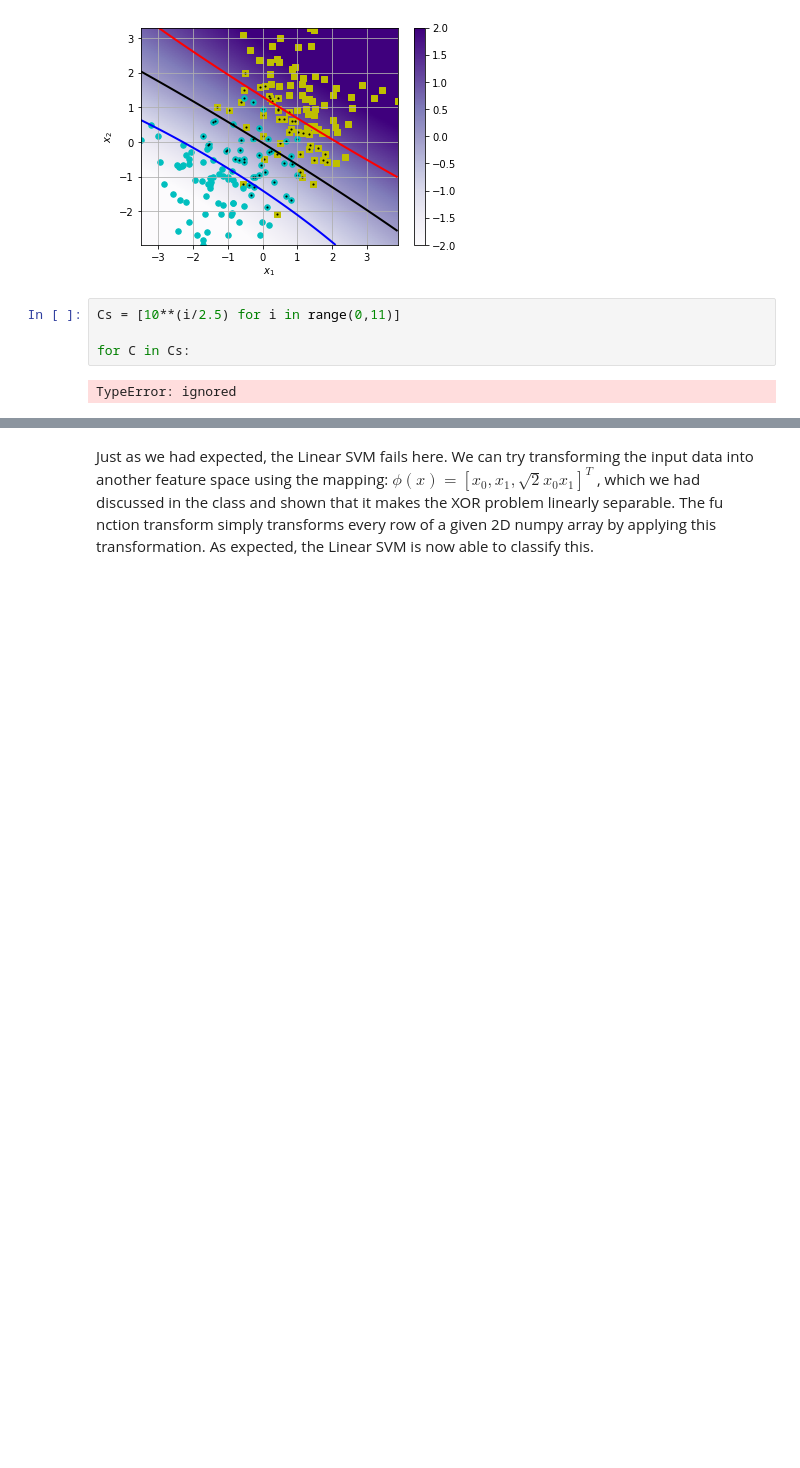
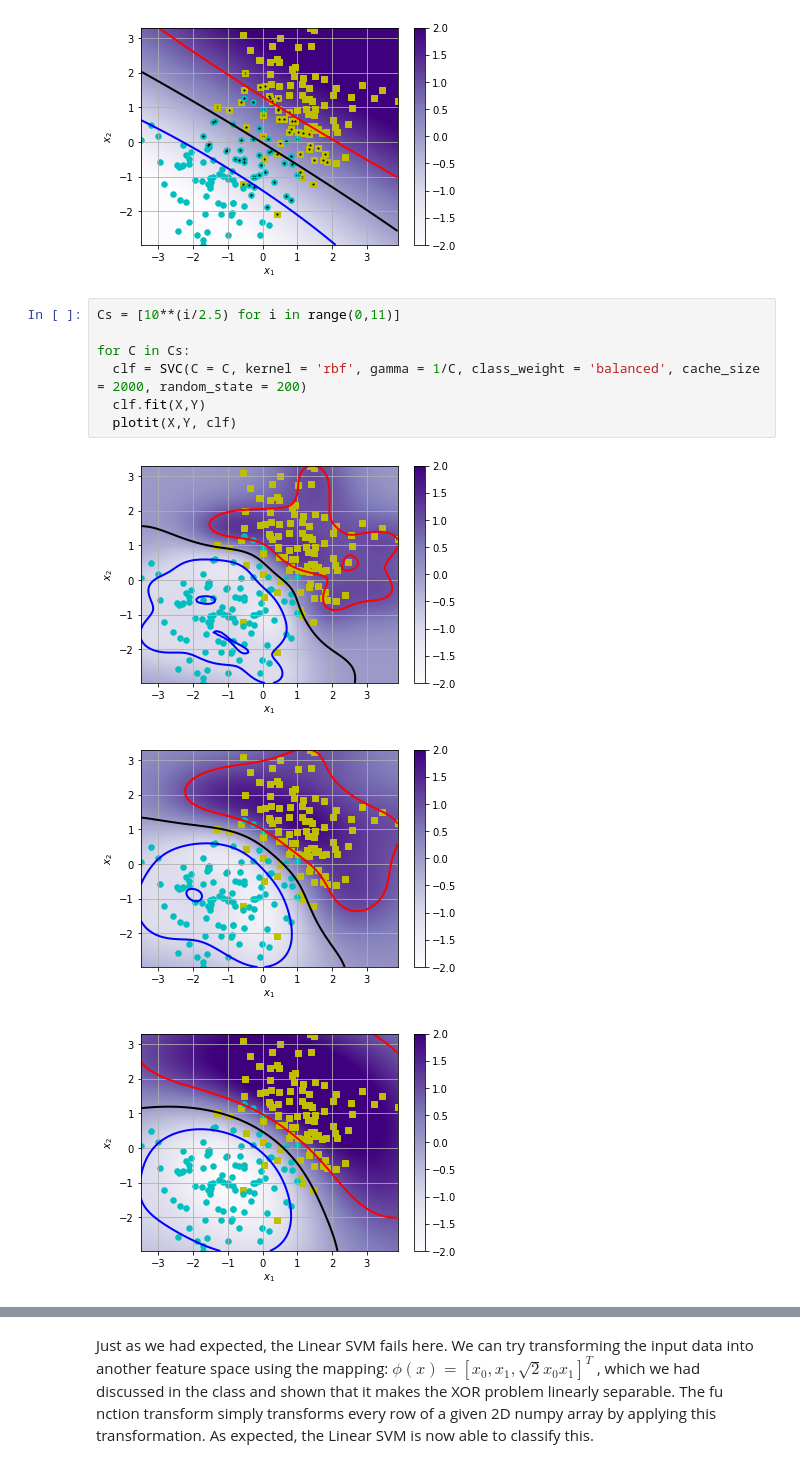
Before and after one commit to garry-cotton/CS909, a Jupyter notebook: svmtutorial.ipynb, the cells around one changed output, grey strips where cells are left out. Saved outputs shown, nothing was run; the diff lists cells and outputs as text; blank space fills up the shorter version.

```diff
--- a/svmtutorial.ipynb
+++ b/svmtutorial.ipynb
@@ -327,6 +327,11 @@ Number of support vectors: 84
 # %%
 Cs = [10**(i/2.5) for i in range(0,11)]
 
 for C in Cs:
+  clf = SVC(C = C, kernel = 'rbf', gamma = 1/C, class_weight = 'balanced', cache_size = 2000, random_state = 200)
+  clf.fit(X,Y)
+  plotit(X,Y, clf)
 # %% [output]
-TypeError: ignored
+[figure, added]
+[figure, added]
+[figure, added]
```
Also changed, not shown: parts of 10 cells of this notebook.
